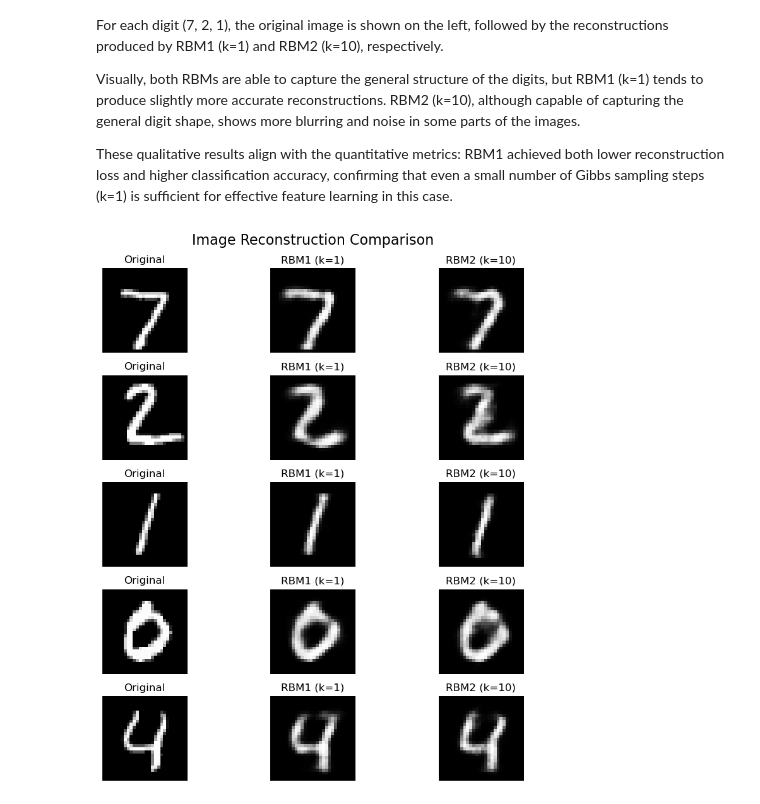
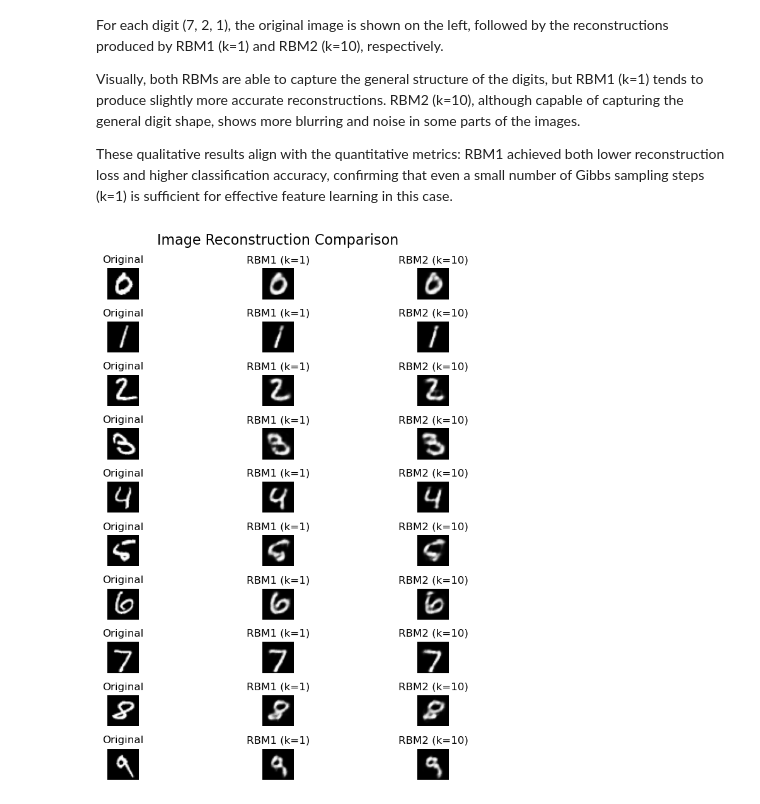
Before and after one commit to GianlucaPanzani/ISPR-assignments, a Jupyter notebook: midterm2/rbm.ipynb, the cells around one changed output. Cells and saved outputs as stored; diff of their text form; code cells hidden in the pictures.

```diff
--- a/midterm2/rbm.ipynb
+++ b/midterm2/rbm.ipynb
@@ -169,12 +169,12 @@ The training is performed over 10 epochs using mini-batches of size 64 and a lea
 The goal of this training is to compare how different values of k affect the learning process and the quality of the representations learned by the RBMs.
 # %%
 # Create the Restricted Boltzmann Machine object (with 784 visible units and 64 hidden units)
-rbm1 = RBM(784,64)
-rbm2 = RBM(784,64)
+rbm1 = RBM(784,128)
+rbm2 = RBM(784,128)
 
 # Parameters initializations
 n_epochs = 10
-batch_size = 64
+batch_size = 128
 lr = 0.1
 k1 = 1
 k2 = 10
@@ -277,35 +284,36 @@ Visually, both RBMs are able to capture the general structure of the digits, but
 
 These qualitative results align with the quantitative metrics: RBM1 achieved both lower reconstruction loss and higher classification accuracy, confirming that even a small number of Gibbs sampling steps (k=1) is sufficient for effective feature learning in this case.
 # %%
-samples = X_test[:5]
+# Pick the first sample for each different digit
+samples = np.array([X_test[y_test == digit][0] for digit in list(range(10))])
 
 # Reconstruction with both RBMs
 _, h1 = rbm1.v_to_h(samples)
 _, h2 = rbm2.v_to_h(samples)
 v1_recon_prob, _ = rbm1.h_to_v(h1)
 v2_recon_prob, _ = rbm2.h_to_v(h2)
 
 # Plot of the reconstructed images
-fig, axes = plt.subplots(5, 3, figsize=(9, 9))
-for i in range(5):
+fig, axes = plt.subplots(10, 3, figsize=(9, 9))
+for i in range(10):
 
     # Original
     axes[i, 0].imshow(samples[i].reshape(28, 28), cmap='gray')
     axes[i, 0].set_title('Original')
     axes[i, 0].axis('off')
 
     # RBM1
     axes[i, 1].imshow(v1_recon_prob[i].reshape(28, 28), cmap='gray')
     axes[i, 1].set_title(f'RBM1 (k={k1})')
     axes[i, 1].axis('off')
 
     # RBM2
     axes[i, 2].imshow(v2_recon_prob[i].reshape(28, 28), cmap='gray')
     axes[i, 2].set_title(f'RBM2 (k={k2})')
     axes[i, 2].axis('off')
 
 plt.suptitle('Image Reconstruction Comparison', fontsize=16)
 plt.tight_layout()
 plt.show()
 # %% [output]
-[figure, old version]
+[figure, new version]
```
Also changed, not shown: parts of 3 cells of this notebook.
